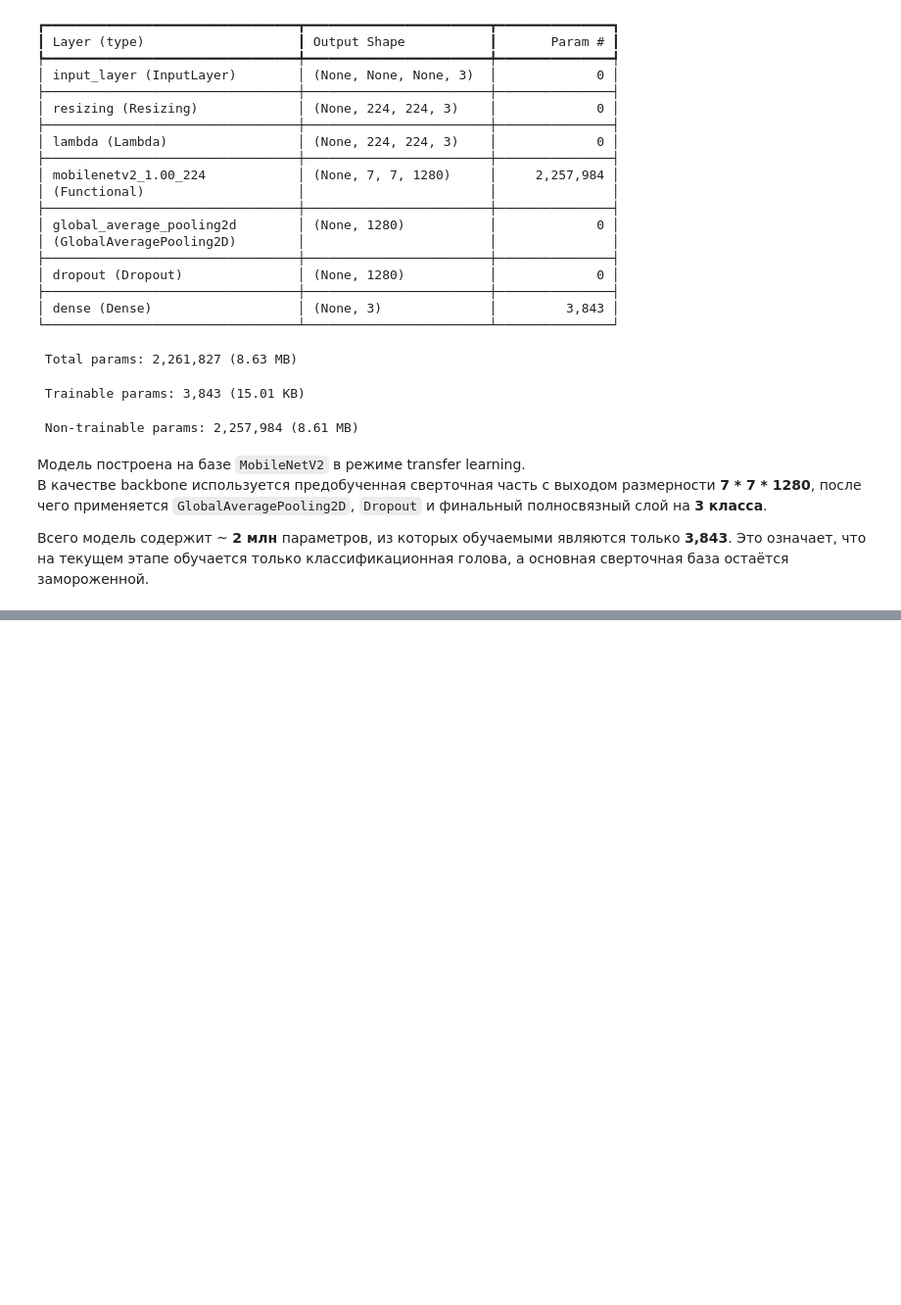
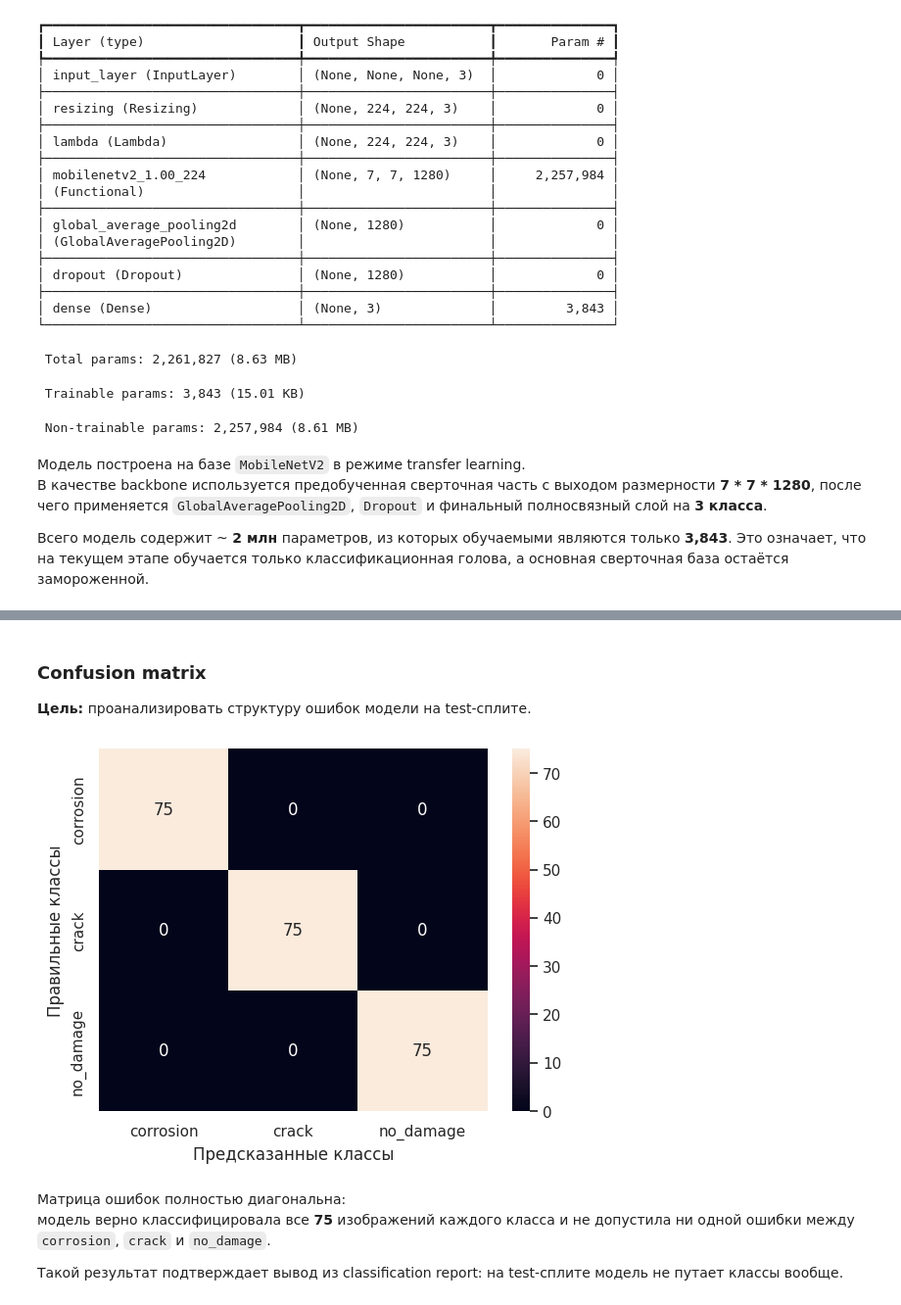
Before and after one commit to moevm/mse1h2026-draineye, a Jupyter notebook: ml/model/draineye_model.ipynb, the cells around one changed output, grey strips where cells are left out. Shown at 98% size. Drawn from its saved outputs; the diff is of its cells as text; code cells hidden in the pictures; blank space fills up the shorter version.

```diff
--- a/ml/model/draineye_model.ipynb
+++ b/ml/model/draineye_model.ipynb
@@ -267,0 +366,3 @@ Model: "functional"
+# %%
+y_pred = np.argmax(model.predict(test), axis=1)
+y_true = np.concatenate([y for _, y in test], axis=0)
@@ -267,0 +388,20 @@ Model: "functional"
+# %% [markdown]
+### Confusion matrix
+**Цель:** проанализировать структуру ошибок модели на test-сплите.
+# %%
+cm = confusion_matrix(y_true, y_pred)
+
+sns.heatmap(cm, annot=True, fmt="d",
+            xticklabels=["corrosion", "crack", "no_damage"],
+            yticklabels=["corrosion", "crack", "no_damage"])
+
+plt.ylabel("Правильные классы")
+plt.xlabel("Предсказанные классы")
+plt.show()
+# %% [output]
+[figure, added]
+# %% [markdown]
+Матрица ошибок полностью диагональна:
+модель верно классифицировала все **75** изображений каждого класса и не допустила ни одной ошибки между `corrosion`, `crack` и `no_damage`.
+
+Такой результат подтверждает вывод из classification report: на test-сплите модель не путает классы вообще.
```
Also changed, not shown: parts of 30 cells of this notebook, 2 other files.
